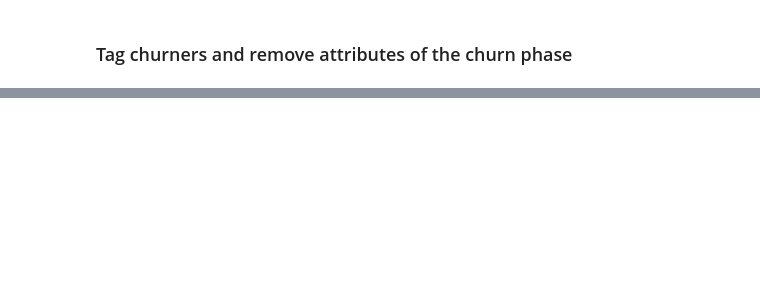
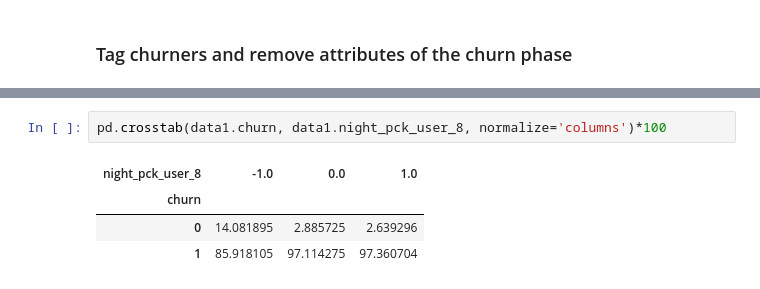
Before and after one commit to sanjanabansal1994/Telecom-Churn-Project, a Jupyter notebook: Telecom_Case_study.ipynb, the cells around one changed output, grey strips where cells are left out. Drawn from its saved outputs; the diff is of its cells as text; blank space fills up the shorter version.

```diff
--- a/Telecom_Case_study.ipynb
+++ b/Telecom_Case_study.ipynb
@@ -318,0 +215,7 @@ After removing the manual columns the shape of dataframe is: (29953, 186)
+# %%
+pd.crosstab(data1.churn, data1.night_pck_user_8, normalize='columns')*100
+# %% [output]
+| night_pck_user_8 | -1.0 | 0.0 | 1.0 |
+| churn |  |  |  |
+| 0 | 14.081895 | 2.885725 | 2.639296 |
+| 1 | 85.918105 | 97.114275 | 97.360704 |
```
Also changed, not shown: parts of 50 cells of this notebook.
